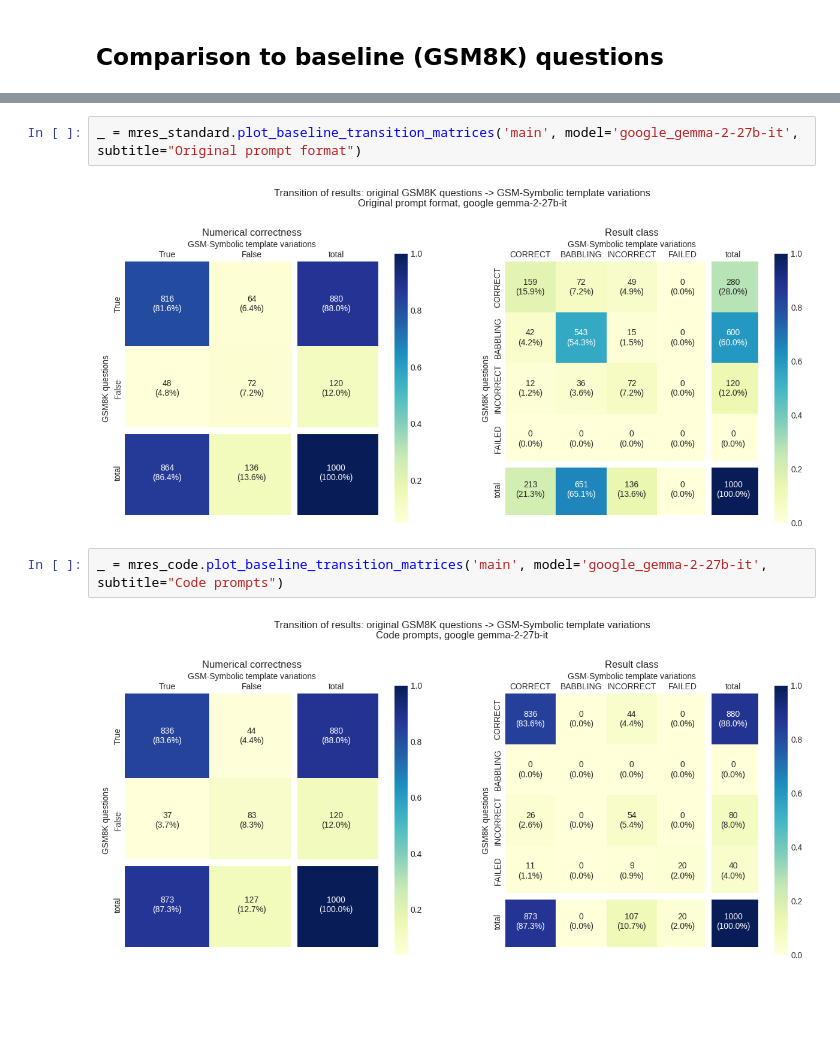
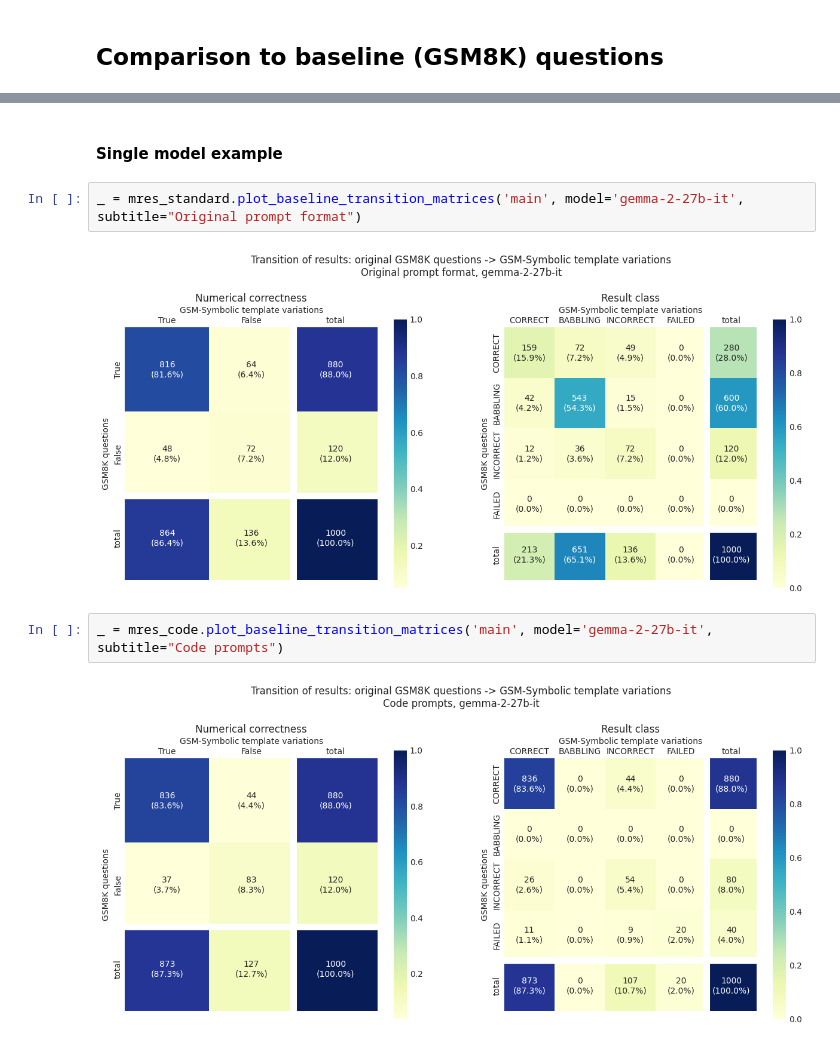
Before and after one commit to the-mysh/gsm-symbolic-benchmarking, a Jupyter notebook: notebooks/results_pres/2025-12-15.ipynb, the cells around one changed output, grey strips where cells are left out. Cells and saved outputs as stored; diff of their text form; blank space fills up the shorter version.

```diff
--- a/notebooks/results_pres/2025-12-15.ipynb
+++ b/notebooks/results_pres/2025-12-15.ipynb
@@ -231,8 +228,10 @@ mres_code.variants['GSM8K'].summary_data
+# %% [markdown]
+#### Single model example
 # %%
-_ = mres_standard.plot_baseline_transition_matrices('main', model='google_gemma-2-27b-it', subtitle="Original prompt format")
+_ = mres_standard.plot_baseline_transition_matrices('main', model='gemma-2-27b-it', subtitle="Original prompt format")
 # %% [output]
-[figure, old version]
+[figure, new version]
 # %%
-_ = mres_code.plot_baseline_transition_matrices('main', model='google_gemma-2-27b-it', subtitle="Code prompts")
+_ = mres_code.plot_baseline_transition_matrices('main', model='gemma-2-27b-it', subtitle="Code prompts")
 # %% [output]
-[figure, old version]
+[figure, new version]
```
Also changed, not shown: parts of 26 cells of this notebook, 1 other file.
